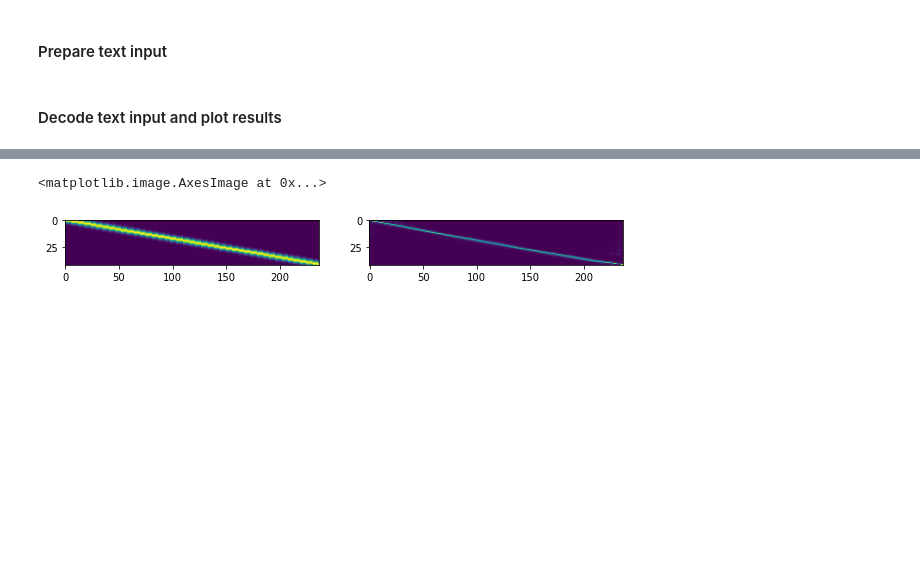
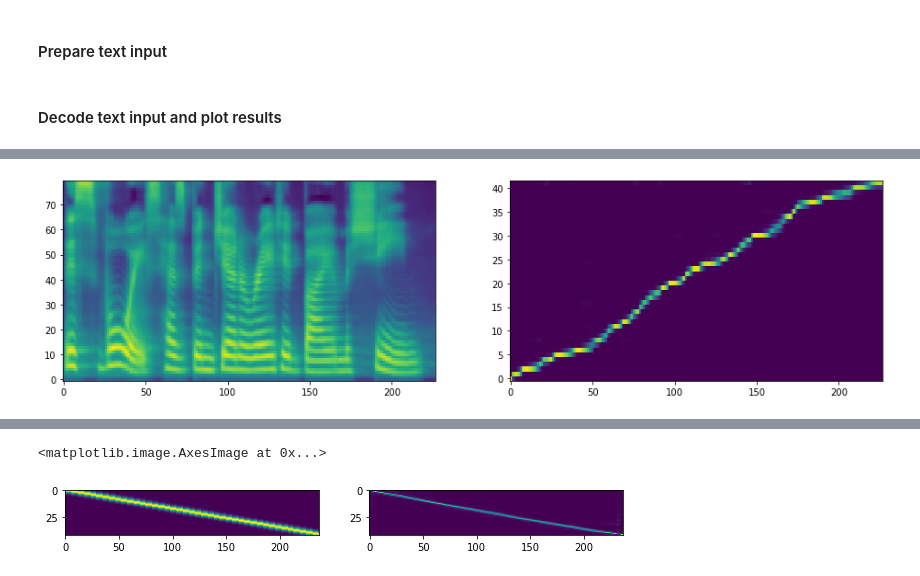
Before and after one commit to Brechard/GANtron, a Jupyter notebook: inference.ipynb, the cells around one changed output, grey strips where cells are left out. Drawn from its saved outputs; the diff is of its cells as text; code cells hidden in the pictures; blank space fills up the shorter version.

```diff
--- a/inference.ipynb
+++ b/inference.ipynb
@@ -74,3 +74,9 @@ torch.Size([1, 42, 20])
+# %%
+plot_data((mel_outputs_postnet.float().data.cpu().numpy()[0],
+           alignments.float().data.cpu().numpy()[0].T))
+plt.savefig(base_path + 'fig.png', dpi=300)
+# %% [output]
+[figure, added]
 # %%
 with torch.no_grad():
     audio = waveglow.infer(mel_outputs_postnet.half(), sigma=0.666)
```
Also changed, not shown: parts of 10 cells of this notebook, 14 other files.
